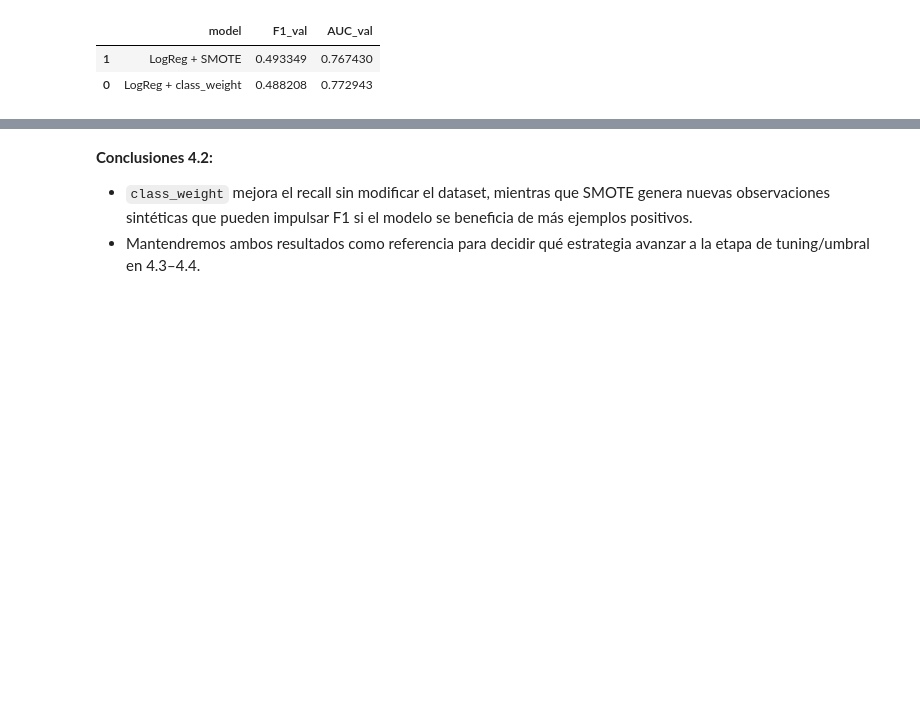
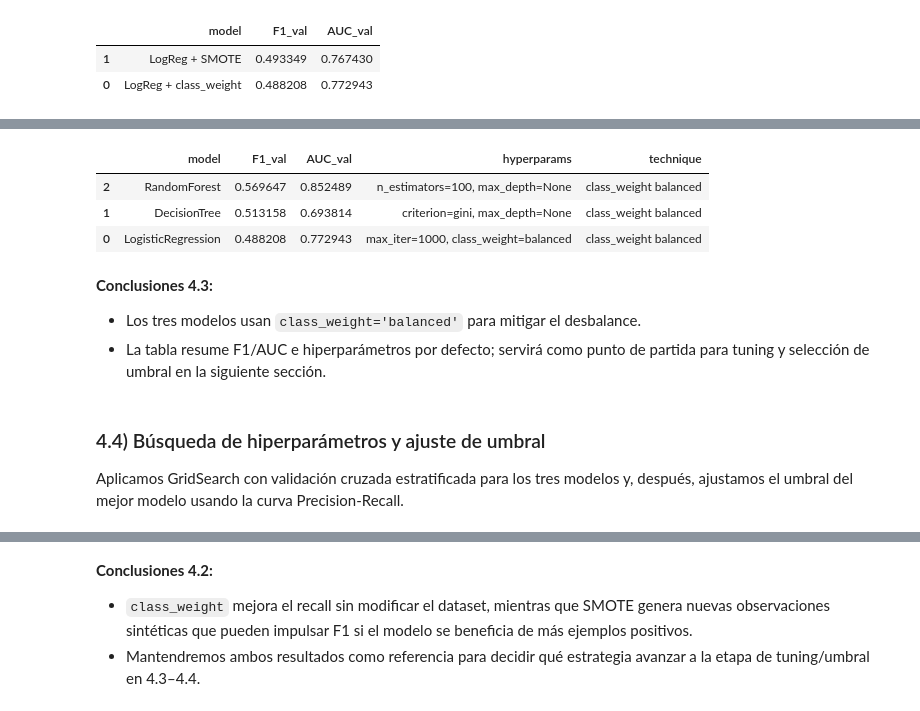
Before and after one commit to RickParra96/Taller-2-Fundamento-de-Ciencia-de-Datos, a Jupyter notebook: Taller_2_nombre_apellido.ipynb, the cells around one changed output, grey strips where cells are left out. Drawn from its saved outputs; the diff is of its cells as text; code cells hidden in the pictures; blank space fills up the shorter version.

```diff
--- a/Taller_2_nombre_apellido.ipynb
+++ b/Taller_2_nombre_apellido.ipynb
@@ -776,0 +848,16 @@ display(results_df.sort_values('F1_val', ascending=False))
+# %%
+# 4.3.5 Comparacion de modelos
+results_df = pd.DataFrame(model_results)
+display(results_df[['model', 'F1_val', 'AUC_val', 'hyperparams', 'technique']].sort_values('F1_val', ascending=False))
+# %% [output]
+|  | model | F1_val | AUC_val | hyperparams | technique |
+| 2 | RandomForest | 0.569647 | 0.852489 | n_estimators=100, max_depth=None | class_weight balanced |
+| 1 | DecisionTree | 0.513158 | 0.693814 | criterion=gini, max_depth=None | class_weight balanced |
+| 0 | LogisticRegression | 0.488208 | 0.772943 | max_iter=1000, class_weight=balanced | class_weight balanced |
+# %% [markdown]
+**Conclusiones 4.3:**
+- Los tres modelos usan `class_weight='balanced'` para mitigar el desbalance.
+- La tabla resume F1/AUC e hiperparámetros por defecto; servirá como punto de partida para tuning y selección de umbral en la siguiente sección.
+# %% [markdown]
+### 4.4) Búsqueda de hiperparámetros y ajuste de umbral
+Aplicamos GridSearch con validación cruzada estratificada para los tres modelos y, después, ajustamos el umbral del mejor modelo usando la curva Precision-Recall.
```
Also changed, not shown: parts of 12 cells of this notebook.
